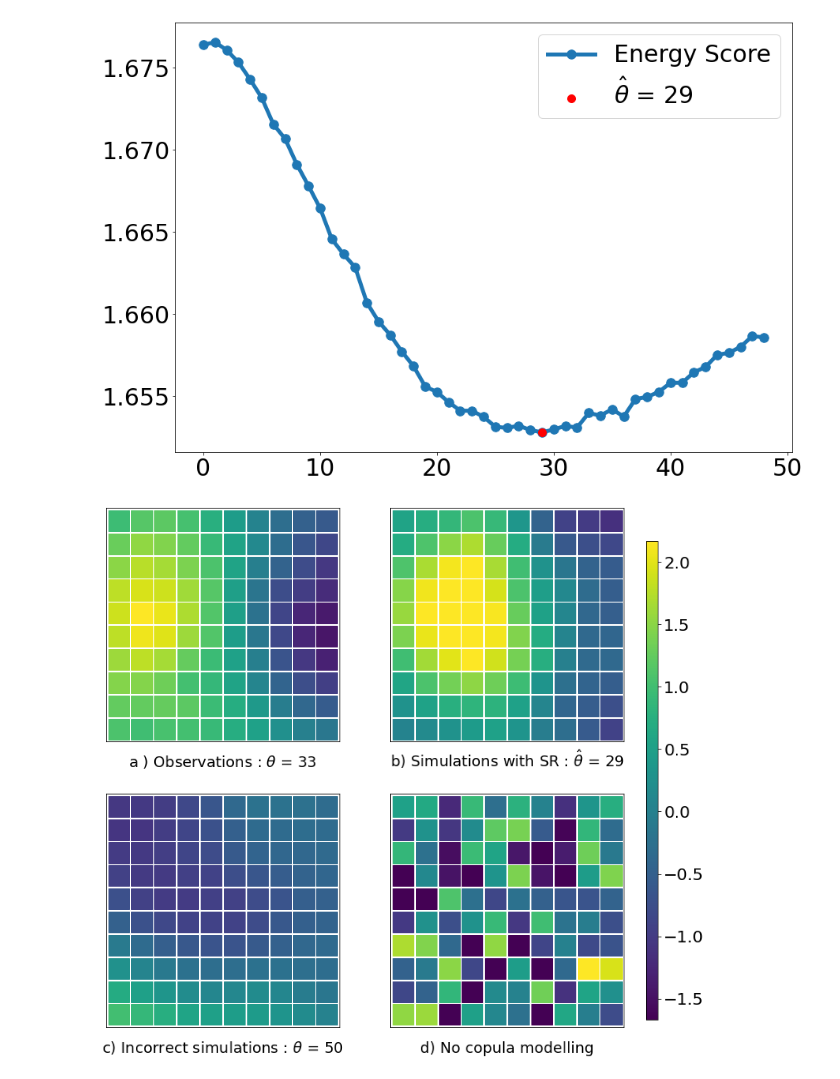
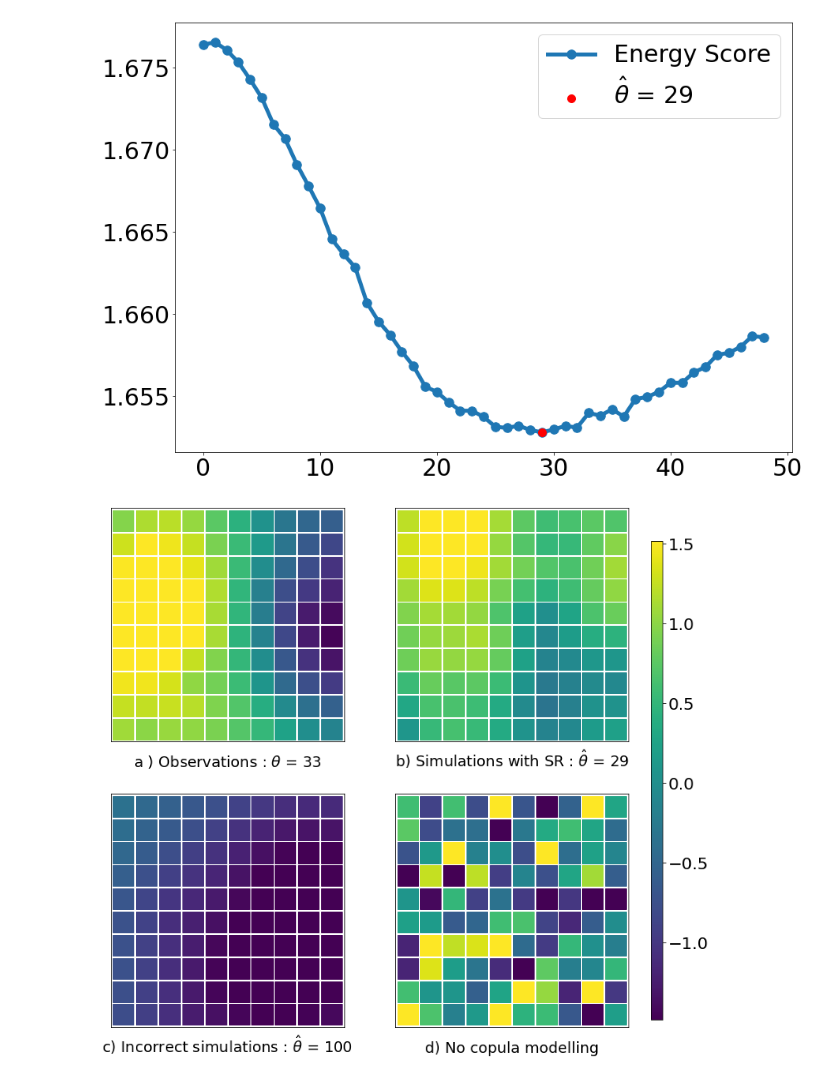
Before and after one commit to Huk-David/ST-912-essays, a Jupyter notebook: Copula via SR/Copulas_via_SR.ipynb, the cells around one changed output. Saved outputs shown, nothing was run; the diff lists cells and outputs as text; code cells hidden in the pictures.

Commit message:
updated figure with corrected label

```diff
--- a/Copula via SR/Copulas_via_SR.ipynb
+++ b/Copula via SR/Copulas_via_SR.ipynb
@@ -141,45 +141,48 @@ plt.show()
 # define colormap
 cmap = plt.cm.get_cmap('viridis')
 
+# simulations
+sample1 = scs.multivariate_normal.rvs(mean=np.zeros(100), cov=Matern(length_scale=29, nu=3).__call__(dist_mat), size=1)
+sample2 = scs.multivariate_normal.rvs(mean=np.zeros(100), cov=Matern(length_scale=100, nu=3).__call__(dist_mat), size=1)
+sample3 = scs.multivariate_normal.rvs(mean=np.zeros(100), cov=np.eye(100), size=1)
 # set normalization for color scale
-vmin = min(obs[0].min(), obs[1].min(), obs[2].min(), obs[3].min())
-vmax = max(obs[0].max(), obs[1].max(), obs[2].max(), obs[3].max())
+vmin = 0.7*min(obs[0].min(),sample1.min(),sample2.min(),sample3.min())
+vmax = 0.7*max(obs[0].max(),sample1.max(),sample2.max(),sample3.max())
 norm = plt.Normalize(vmin=vmin, vmax=vmax)
 
 # create subplots
-titles = ['a ) Observations : $\\theta$ = 33','b) Simulations with SR : $\hat{\\theta}$ = 29','c) Incorrect simulations : $\\theta$ = 50','d) No copula modelling']
+titles = ['a ) Observations : $\\theta$ = 33','b) Simulations with SR : $\hat{\\theta}$ = 29','c) Incorrect simulations : $\hat{\\theta}$ = 100','d) No copula modelling']
 fig, axs = plt.subplots(nrows=2, ncols=2, figsize=(10, 10))
 for i, ax in enumerate(axs.flat):
     # plot locations as colored rectangles for each array
     if i == 0:
         sample = obs[0]
     elif i == 1:
-        sample = scs.multivariate_normal.rvs(mean=np.zeros(100), cov=Matern(length_scale=29, nu=3).__call__(dist_mat), size=1)
-
+        sample = sample1
     elif i == 2:
-        sample = scs.multivariate_normal.rvs(mean=np.zeros(100), cov=Matern(length_scale=50, nu=3).__call__(dist_mat), size=1)
+        sample = sample2
     else:
-        sample = scs.multivariate_normal.rvs(mean=np.zeros(100), cov=np.eye(100), size=1)
+        sample = sample3
     ax.set_aspect('equal')
     ax.set_xticks([])
     ax.set_yticks([])
     for j, loc in enumerate(locations):
         color = cmap(norm(sample[j]))
         x, y = loc
         ax.add_patch(plt.Rectangle((x-0.5, y-0.5), 0.9, 0.9, fill=True, color=color))
     # set limits and title for each subplot, and increase font size
     ax.set_xlim(-0.6, 9.5)
     ax.set_ylim(-0.6, 9.5)
     ax.set_title(titles[i], fontsize=18, y=-0.13)
 
 # create colorbar on the right
 cax = fig.add_axes([0.97, 0.1, 0.02, 0.8])
 sm = plt.cm.ScalarMappable(cmap=cmap, norm=plt.Normalize(vmin=vmin, vmax=vmax))
 sm._A = []
 cbar = fig.colorbar(sm, cax=cax, orientation='vertical')
 cbar.ax.tick_params(labelsize=20)
 
 plt.tight_layout()
 plt.show()
 # %% [output]
-[figure, old version]
+[figure, new version]
```
